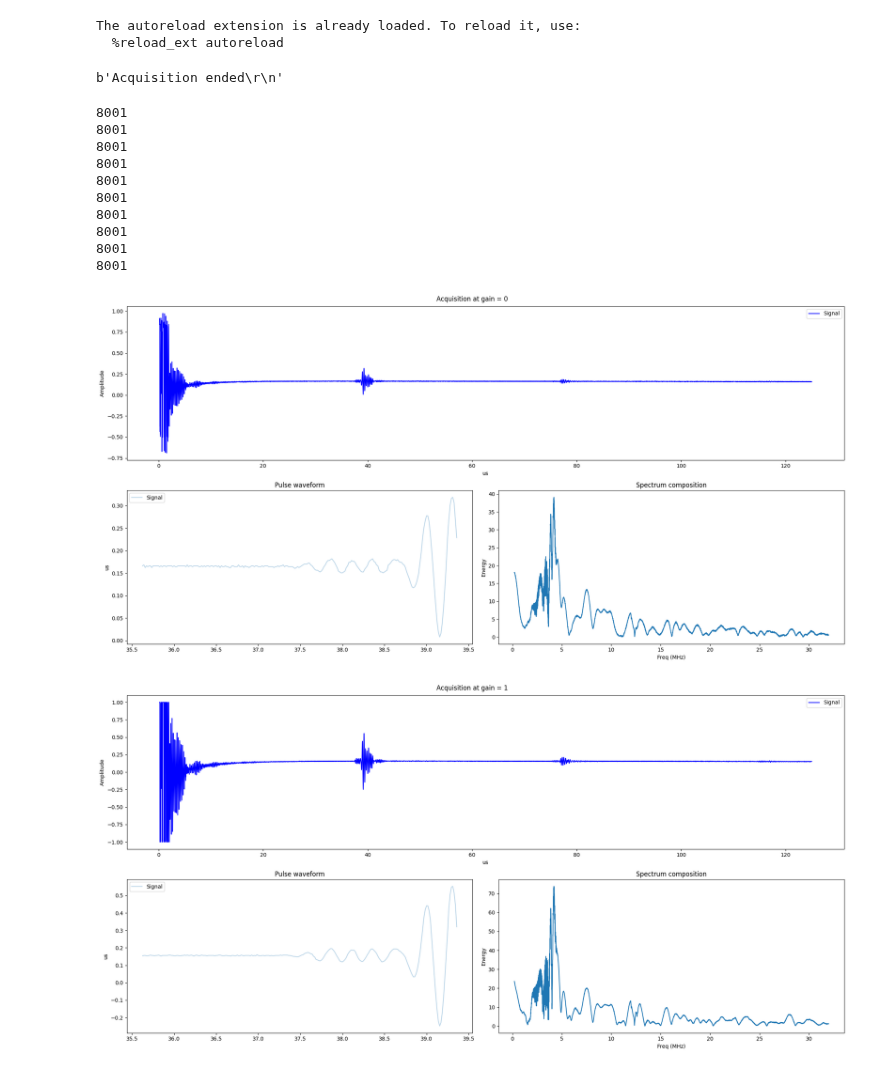
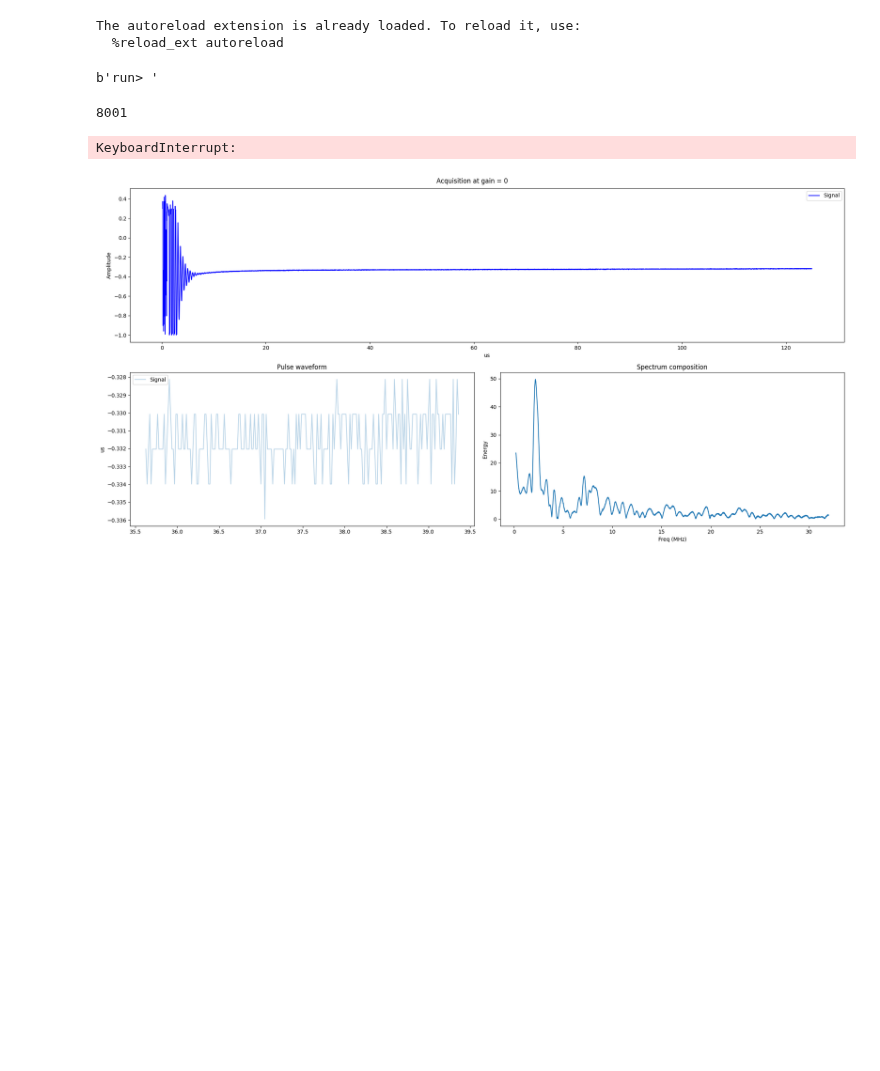
Before and after one commit to kelu124/pic0rick, a Jupyter notebook: software/4.PulserTests.ipynb, the cells around one changed output. Cells and saved outputs as stored; diff of their text form; code cells hidden in the pictures; blank space fills up the shorter version.

```diff
--- a/software/4.PulserTests.ipynb
+++ b/software/4.PulserTests.ipynb
@@ -11,7 +11,7 @@ import pandas as pd
 import serial
 import datetime
 # %%
-ser=serial.Serial("/dev/ttyACM1",115200,timeout=2)
+ser=serial.Serial("/dev/ttyACM0",115200,timeout=2)
 ser.baudrate=115200
 # %%
 def pulse(pon: int=200,poff:int=200,damp:int=2000):
@@ -24,7 +24,7 @@ def pulse(pon: int=200,poff:int=200,damp:int=2000):
 # %%
 pulse()
 # %% [output]
-b'Acquisition ended\r\n'
+b'run> '
 # %%
 def dac(gain=200):
     ser.write(bytearray("write dac "+str(gain)+"\n",'ascii'))
@@ -58,43 +58,34 @@ for G in range(10):
     m=800
 
     FFT = np.abs(np.fft.fft(signal))
 
     plt.figure(figsize=(20,10))
     plt.subplot(2, 1, 1)
 
     plt.plot(t[10:],signal[10:],"b",label="Signal")
     plt.xlabel("us")
     plt.ylabel("Amplitude")
     plt.legend()
     title = "Acquisition at gain = " + str(G)
 
     plt.subplot(2, 2, 3)
     plt.plot(t[38*60:42*60],signal[38*60:42*60],alpha=0.3,label="Signal")
     plt.title('Pulse waveform')
     plt.ylabel('V')
     plt.ylabel('us')
     plt.legend()
 
     plt.subplot(2, 2, 4)
     plt.title('Spectrum composition')
     plt.plot(f[25:len(FFT)//2],FFT[25:len(FFT)//2])
     plt.xlabel('Freq (MHz)')
     plt.ylabel('Energy')
 
     plt.suptitle(title)
     plt.tight_layout()
-    plt.savefig("imgs/pico_shell/pic0gain_at_"+str(G)+".jpg")
-    np.savez_compressed("imgs/pico_shell/pic0gain_at_"+str(G), **data )
+    plt.savefig("imgs/rp2350/pic0gain_at_"+str(G)+".jpg")
+    np.savez_compressed("imgs/rp2350/pic0gain_at_"+str(G), **data )
 # %% [output]
 8001
-8001
-8001
-8001
-8001
-8001
-8001
-8001
-8001
-8001
+KeyboardInterrupt:
-[figure, old version]
+[figure, new version]
-[figure, removed]
```
Also changed, not shown: parts of 1 cell of this notebook, 19 other files.
